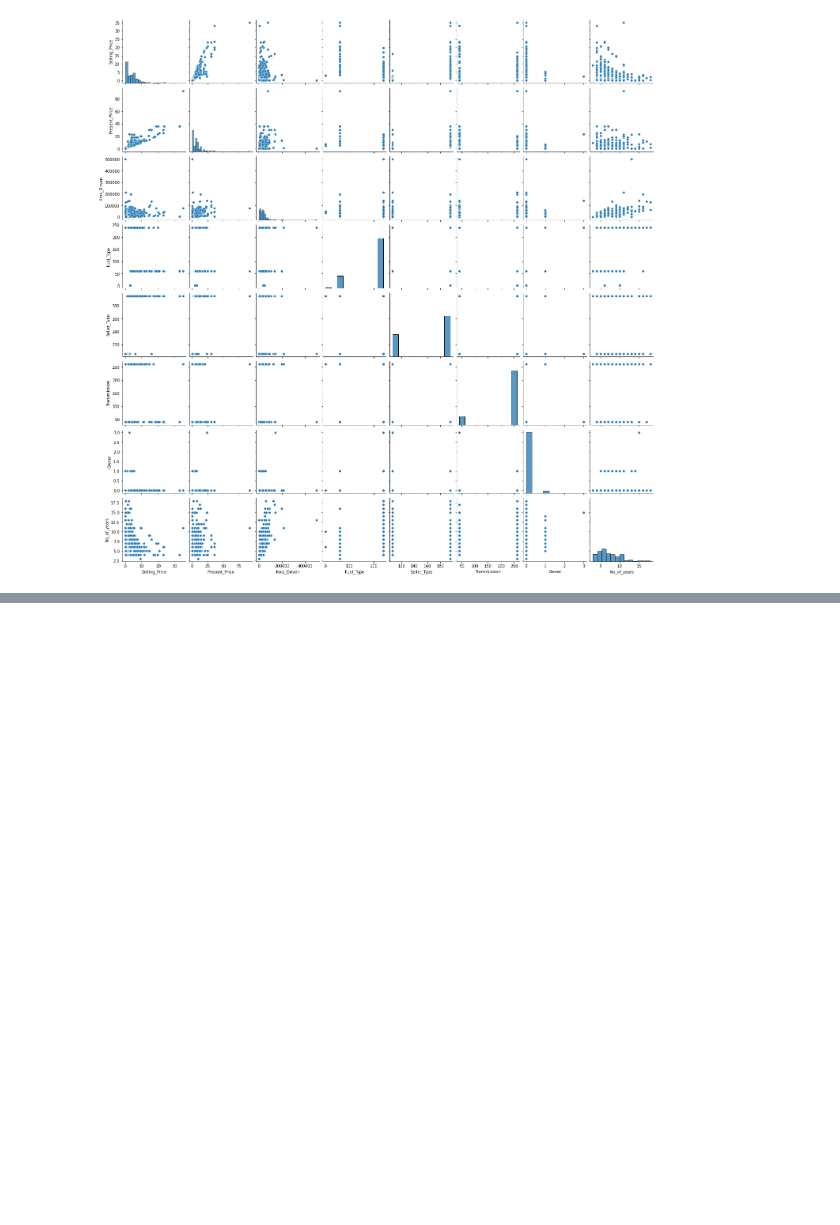
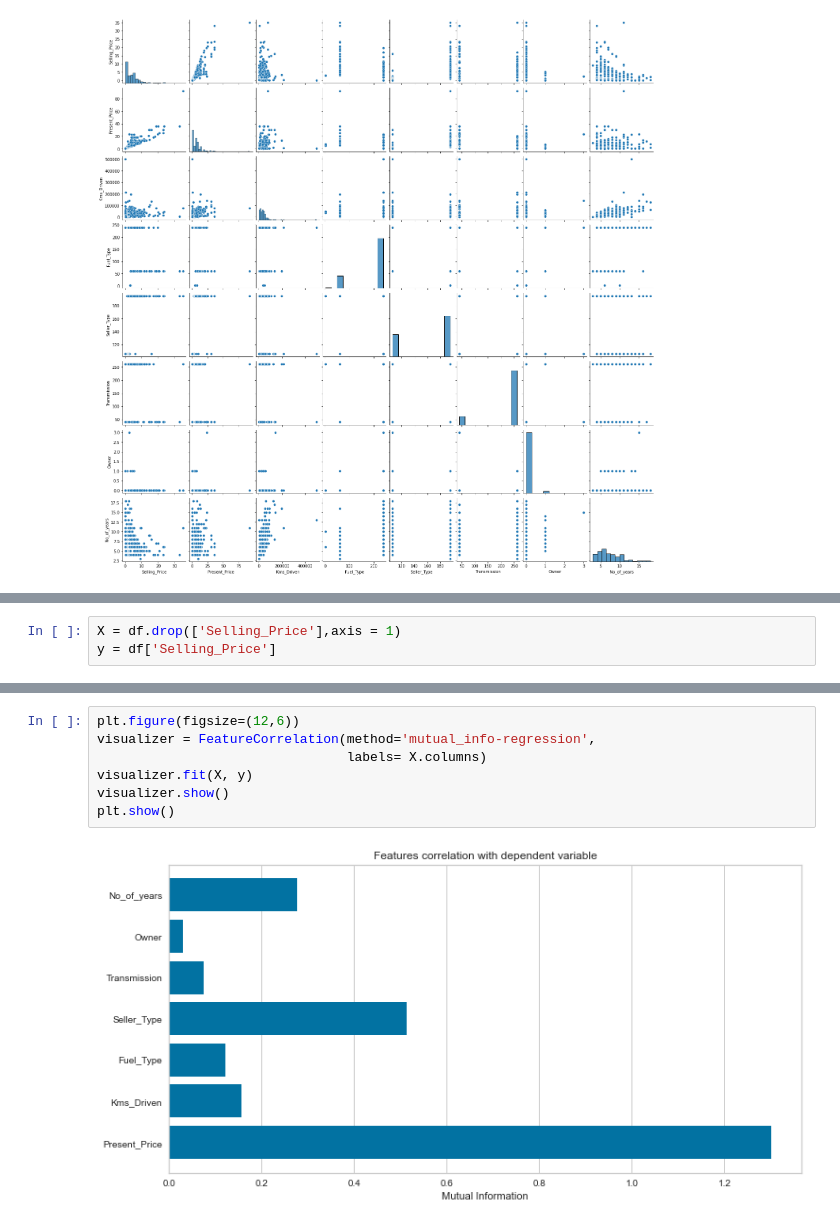
Before and after one commit to Thalapathy25/Pricefy, a Jupyter notebook: notebook/Car Price Analysis.ipynb, the cells around one changed output, grey strips where cells are left out. Cells and saved outputs as stored; diff of their text form; blank space fills up the shorter version.

```diff
--- a/notebook/Car Price Analysis.ipynb
+++ b/notebook/Car Price Analysis.ipynb
@@ -362,0 +370,3 @@ plt.show()
+# %%
+X = df.drop(['Selling_Price'],axis = 1)
+y = df['Selling_Price']
@@ -362,0 +429,9 @@ plt.show()
+# %%
+plt.figure(figsize=(12,6))
+visualizer = FeatureCorrelation(method='mutual_info-regression',
+                                labels= X.columns)
+visualizer.fit(X, y)
+visualizer.show()
+plt.show()
+# %% [output]
+[figure, added]
```
Also changed, not shown: parts of 36 cells of this notebook.
